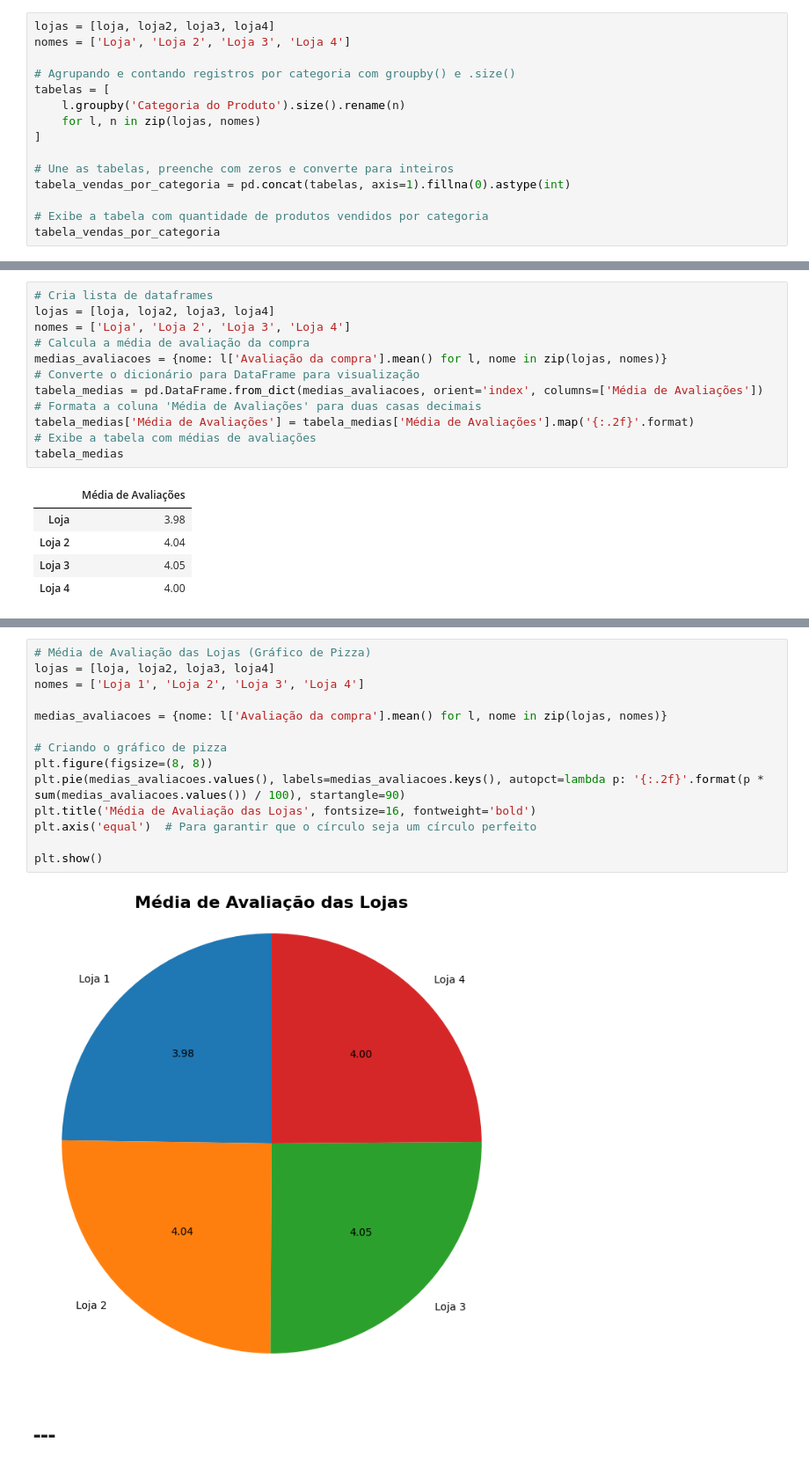
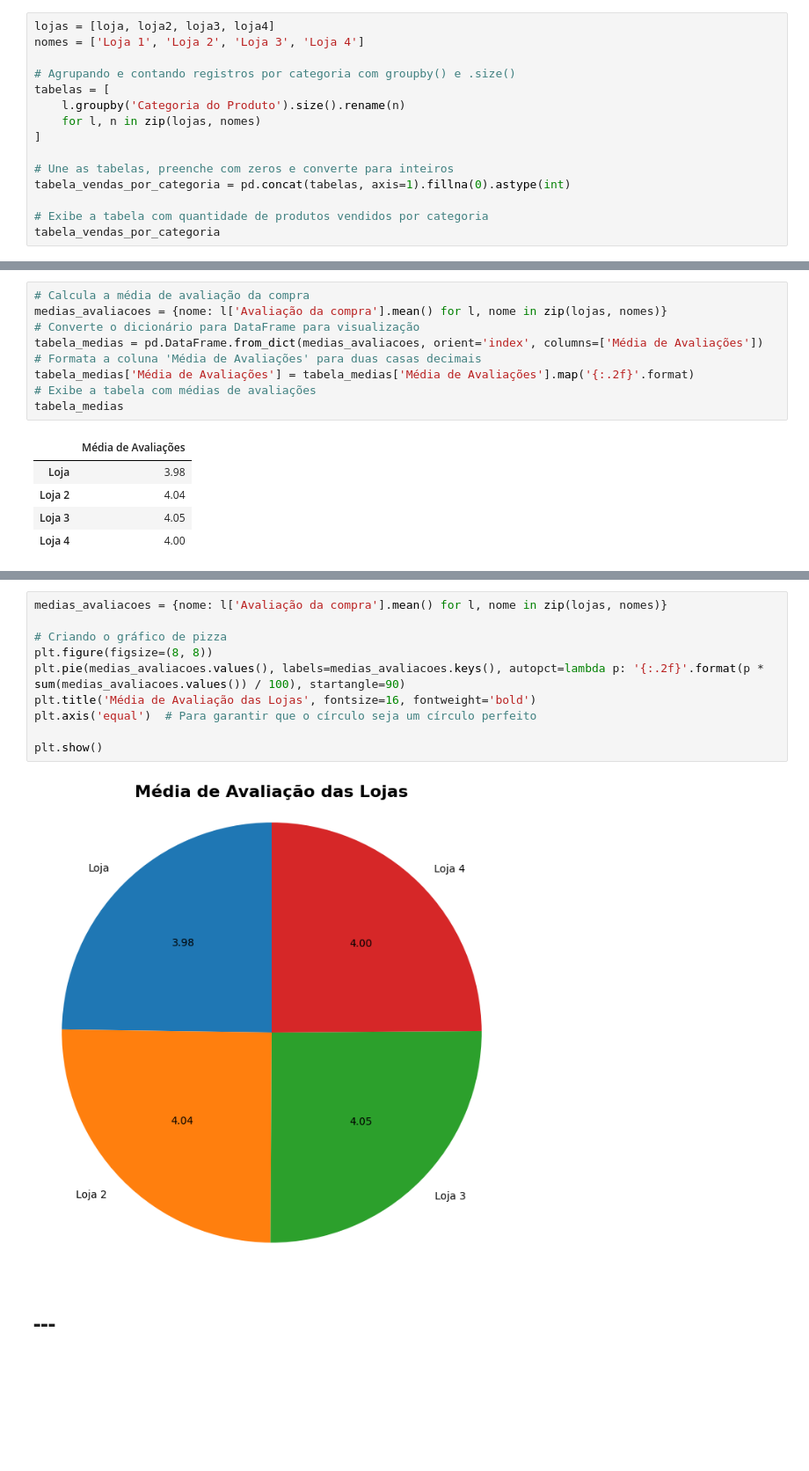
Before and after one commit to ASCCJR/AluraStoreOracleOne, a Jupyter notebook: AluraStoreBr.ipynb, the cells around one changed output, grey strips where cells are left out. Shown at 88% size. Saved outputs shown, nothing was run; the diff lists cells and outputs as text; blank space fills up the shorter version.

```diff
--- a/AluraStoreBr.ipynb
+++ b/AluraStoreBr.ipynb
@@ -108,7 +108,7 @@ plt.show()
 # 2. Vendas por Categoria
 # %%
 lojas = [loja, loja2, loja3, loja4]
-nomes = ['Loja', 'Loja 2', 'Loja 3', 'Loja 4']
+nomes = ['Loja 1', 'Loja 2', 'Loja 3', 'Loja 4']
 
 # Agrupando e contando registros por categoria com groupby() e .size()
 tabelas = [
@@ -216,9 +216,6 @@ type(loja), type(loja2), type(loja3), type(loja4)
  pandas.core.frame.DataFrame,
  pandas.core.frame.DataFrame)
 # %%
-# Cria lista de dataframes
-lojas = [loja, loja2, loja3, loja4]
-nomes = ['Loja', 'Loja 2', 'Loja 3', 'Loja 4']
 # Calcula a média de avaliação da compra
 medias_avaliacoes = {nome: l['Avaliação da compra'].mean() for l, nome in zip(lojas, nomes)}
 # Converte o dicionário para DataFrame para visualização
@@ -238,19 +235,15 @@ tabela_medias
 # %%
-# Média de Avaliação das Lojas (Gráfico de Pizza)
-lojas = [loja, loja2, loja3, loja4]
-nomes = ['Loja 1', 'Loja 2', 'Loja 3', 'Loja 4']
-
 medias_avaliacoes = {nome: l['Avaliação da compra'].mean() for l, nome in zip(lojas, nomes)}
 
 # Criando o gráfico de pizza
 plt.figure(figsize=(8, 8))
 plt.pie(medias_avaliacoes.values(), labels=medias_avaliacoes.keys(), autopct=lambda p: '{:.2f}'.format(p * sum(medias_avaliacoes.values()) / 100), startangle=90)
 plt.title('Média de Avaliação das Lojas', fontsize=16, fontweight='bold')
 plt.axis('equal')  # Para garantir que o círculo seja um círculo perfeito
 
 plt.show()
 # %% [output]
-[figure, old version]
+[figure, new version]
 # %% [markdown]
 
 
```
Also changed, not shown: parts of 15 cells of this notebook.
